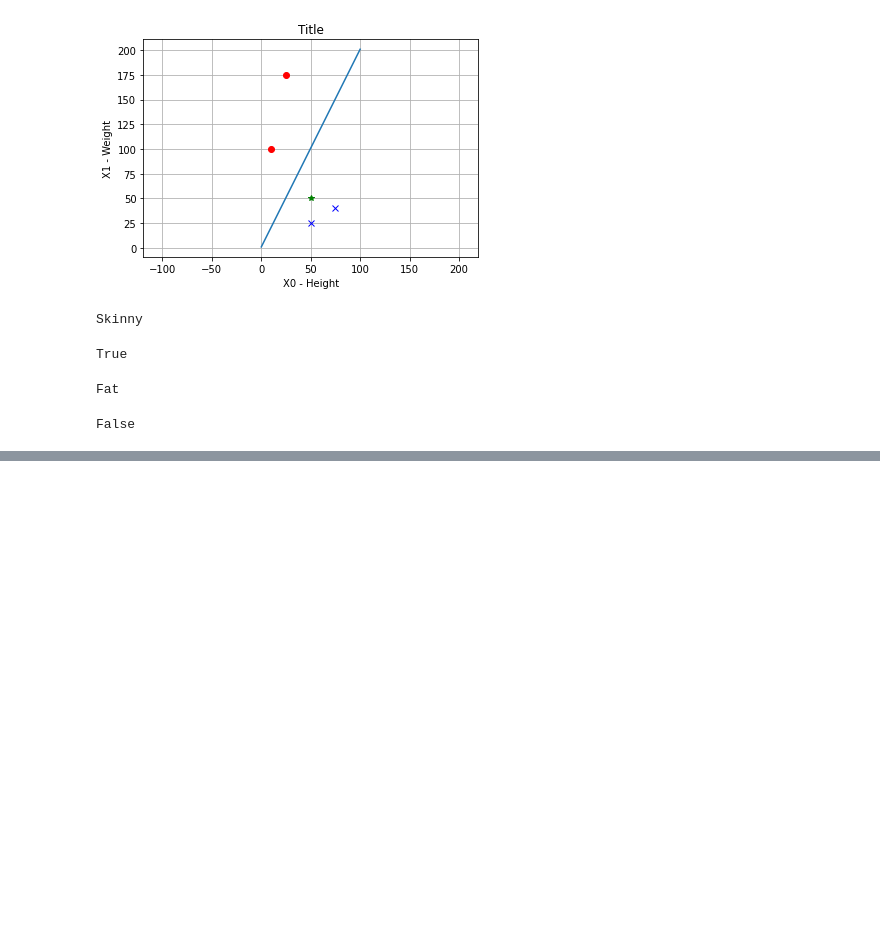
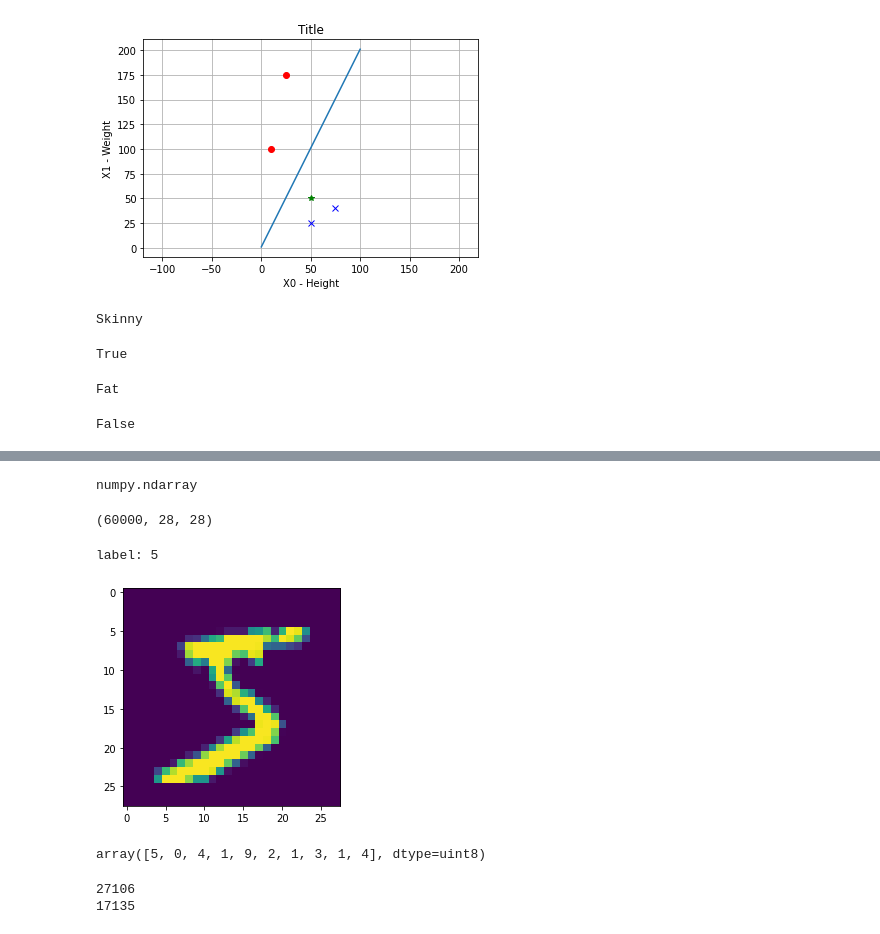
Before and after one commit to Jordan3448/ComputerVision, a Jupyter notebook: Machine_Learning_Intro.ipynb, the cells around one changed output, grey strips where cells are left out. Drawn from its saved outputs; the diff is of its cells as text; code cells hidden in the pictures; blank space fills up the shorter version.

```diff
--- a/Machine_Learning_Intro.ipynb
+++ b/Machine_Learning_Intro.ipynb
@@ -106,0 +118,5 @@ False
+# %%
+#help(mnist)
+# x is the only inputs in this case.
+# y is the output in this case.
+(x_train, y_train), (x_test, y_test) = mnist.load_data()
@@ -106,0 +127,19 @@ False
+# %%
+type(x_train)
+# %% [output]
+numpy.ndarray
+# %%
+x_train.shape
+# %% [output]
+(60000, 28, 28)
+# %%
+x_train[0,:,:]
+plt.imshow(x_train[0,:,:])
+print('label:', y_train[0])
+# %% [output]
+label: 5
+[figure, added]
+# %%
+y_train[0:10]
+# %% [output]
+array([5, 0, 4, 1, 9, 2, 1, 3, 1, 4], dtype=uint8)
@@ -106,0 +151,6 @@ False
+# %%
+print(x8_train[0,:,:].sum())
+print(x1_train[0,:,:].sum())
+# %% [output]
+27106
+17135
```
Also changed, not shown: parts of 5 cells of this notebook.
